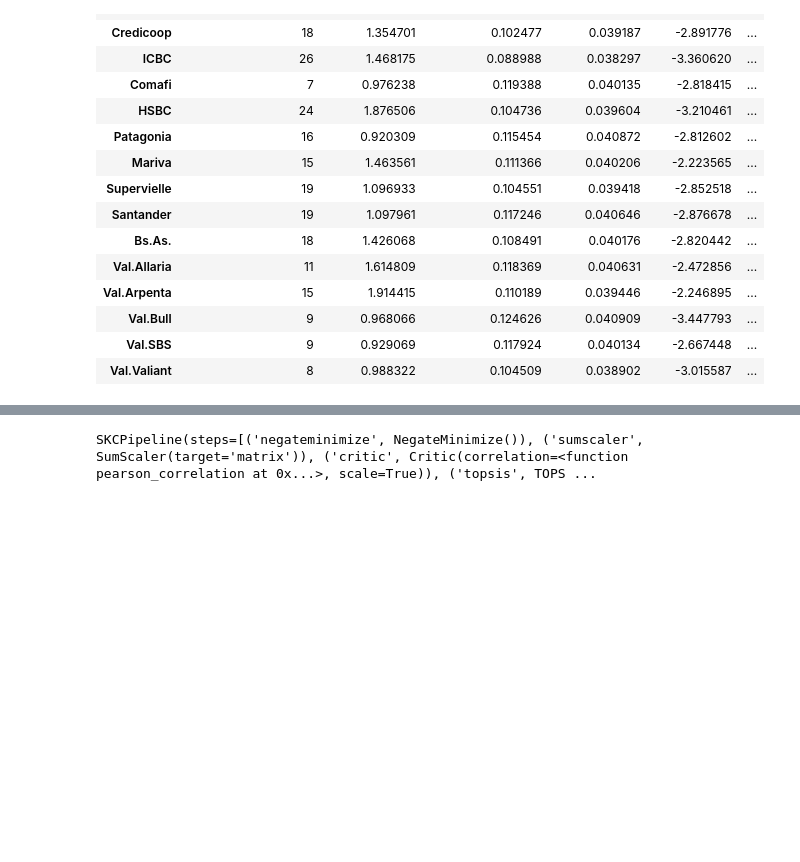
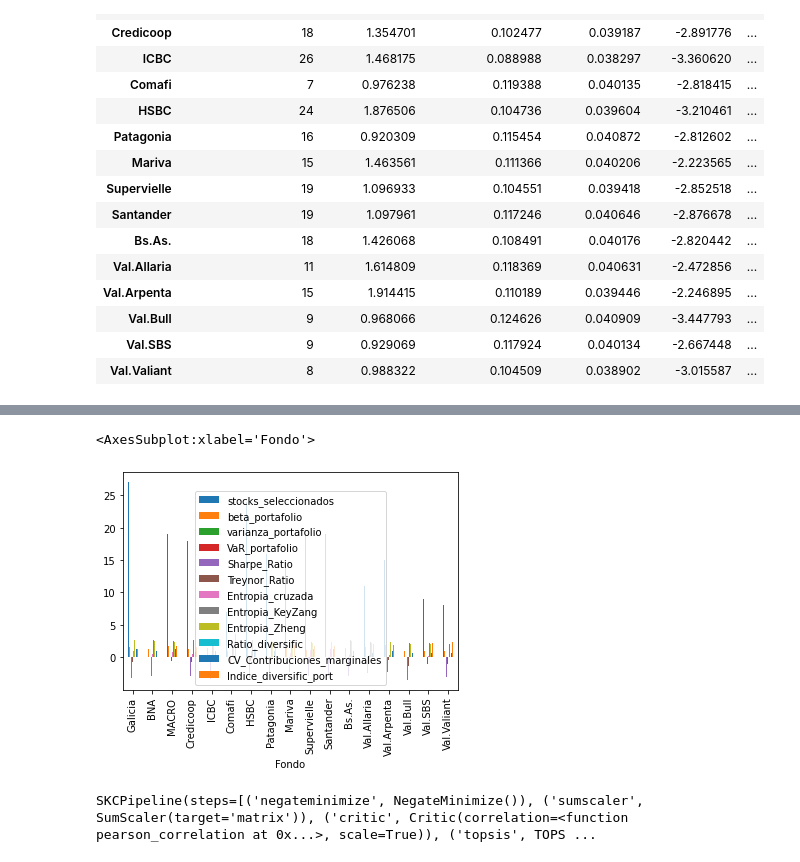
Before and after one commit to quatrope/garpar, a Jupyter notebook: draft/FCIevaluate.ipynb, the cells around one changed output, grey strips where cells are left out. Saved outputs shown, nothing was run; the diff lists cells and outputs as text; code cells hidden in the pictures; blank space fills up the shorter version.

```diff
--- a/draft/FCIevaluate.ipynb
+++ b/draft/FCIevaluate.ipynb
@@ -146,3 +211,12 @@ metrics
+# %%
+metrics.plot.bar()
+#fig, ax = plt.subplots(figsize=(13,7))
+#metrics.plot("heatmap", ax=ax, cbar=False, cmap="Greys")
+#ax.set_xticklabels(ax.get_xticklabels(), rotation = 15)
+#fig.tight_layout()
+# %% [output]
+<AxesSubplot:xlabel='Fondo'>
+[figure, added]
 # %%
 objectives = [
     max, #     'stocks_seleccionados', coincide con definición mayor número de stocks
```
Also changed, not shown: parts of 23 cells of this notebook, 2 other files.
